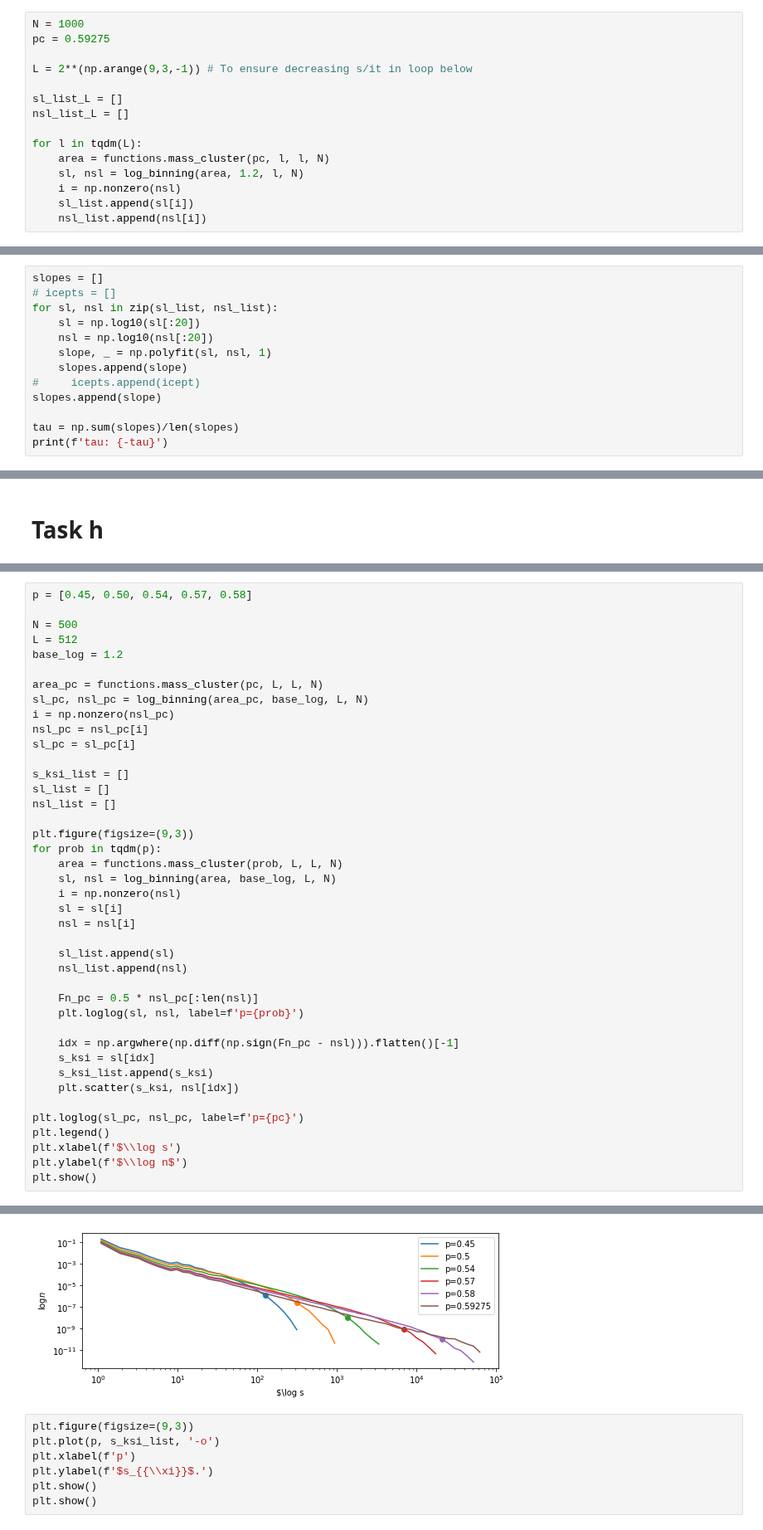
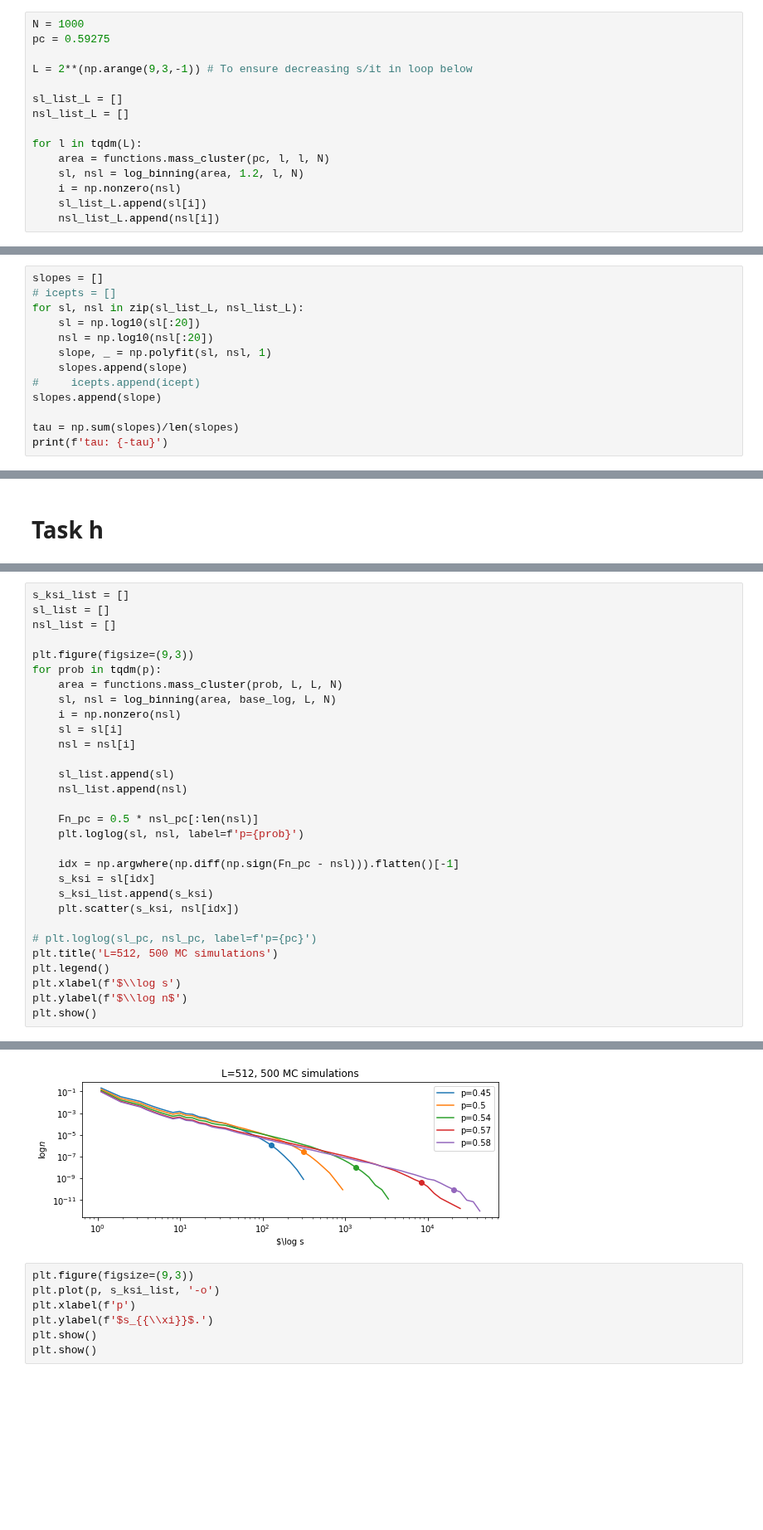
Before and after one commit to chdre/FYS4460, a Jupyter notebook: Project3/Project3.ipynb, the cells around one changed output, grey strips where cells are left out. Shown at 83% size. Drawn from its saved outputs; the diff is of its cells as text; blank space fills up the shorter version.

```diff
--- a/Project3/Project3.ipynb
+++ b/Project3/Project3.ipynb
@@ -276,7 +273,7 @@ for l in tqdm(L):
     area = functions.mass_cluster(pc, l, l, N)
     sl, nsl = log_binning(area, 1.2, l, N)
     i = np.nonzero(nsl)
-    sl_list.append(sl[i])
-    nsl_list.append(nsl[i])
+    sl_list_L.append(sl[i])
+    nsl_list_L.append(nsl[i])
 # %%
 plt.figure(figsize=(9,3))
@@ -293,7 +290,7 @@ From the figure above we see that the curves are approximately linear for the a
 # %%
 slopes = []
 # icepts = []
-for sl, nsl in zip(sl_list, nsl_list):
+for sl, nsl in zip(sl_list_L, nsl_list_L):
     sl = np.log10(sl[:20])
     nsl = np.log10(nsl[:20])
     slope, _ = np.polyfit(sl, nsl, 1)
@@ -312,16 +323,4 @@ From the scaling ansatz we we know that $\tau \in [2, 3)$, and for two dimension
 # %%
-p = [0.45, 0.50, 0.54, 0.57, 0.58]
-
-N = 500
-L = 512
-base_log = 1.2
-
-area_pc = functions.mass_cluster(pc, L, L, N)
-sl_pc, nsl_pc = log_binning(area_pc, base_log, L, N)
-i = np.nonzero(nsl_pc)
-nsl_pc = nsl_pc[i]
-sl_pc = sl_pc[i]
-
 s_ksi_list = []
 sl_list = []
 nsl_list = []
@@ -345,7 +344,8 @@ for prob in tqdm(p):
     s_ksi_list.append(s_ksi)
     plt.scatter(s_ksi, nsl[idx])
 
-plt.loglog(sl_pc, nsl_pc, label=f'p={pc}')
+# plt.loglog(sl_pc, nsl_pc, label=f'p={pc}')
+plt.title('L=512, 500 MC simulations')
 plt.legend()
 plt.xlabel(f'$\\log s')
 plt.ylabel(f'$\\log n$')
@@ -355,4 +354,4 @@ plt.show()
-[figure, old version]
+[figure, new version]
 # %%
 plt.figure(figsize=(9,3))
 plt.plot(p, s_ksi_list, '-o')
```
Also changed, not shown: parts of 6 cells of this notebook, 16 other files.
